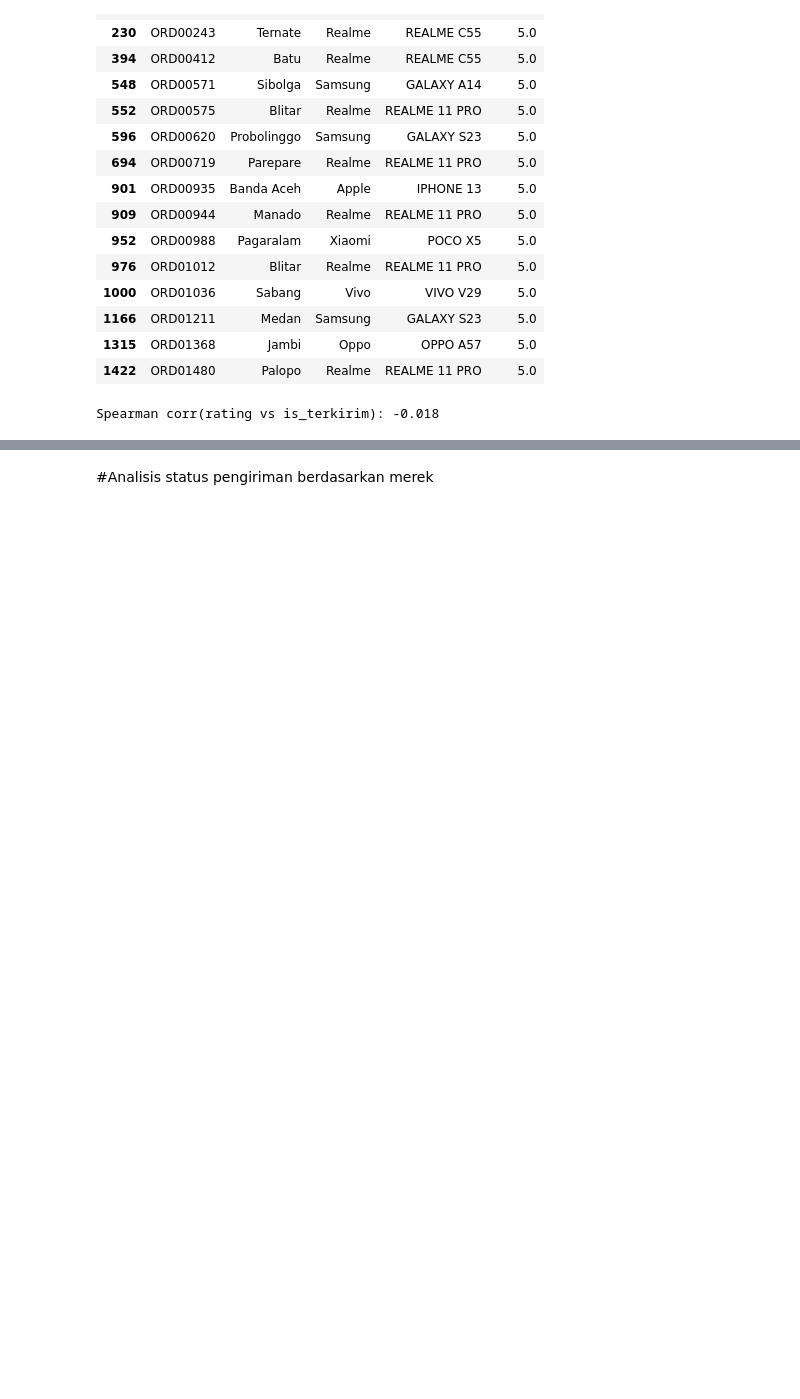
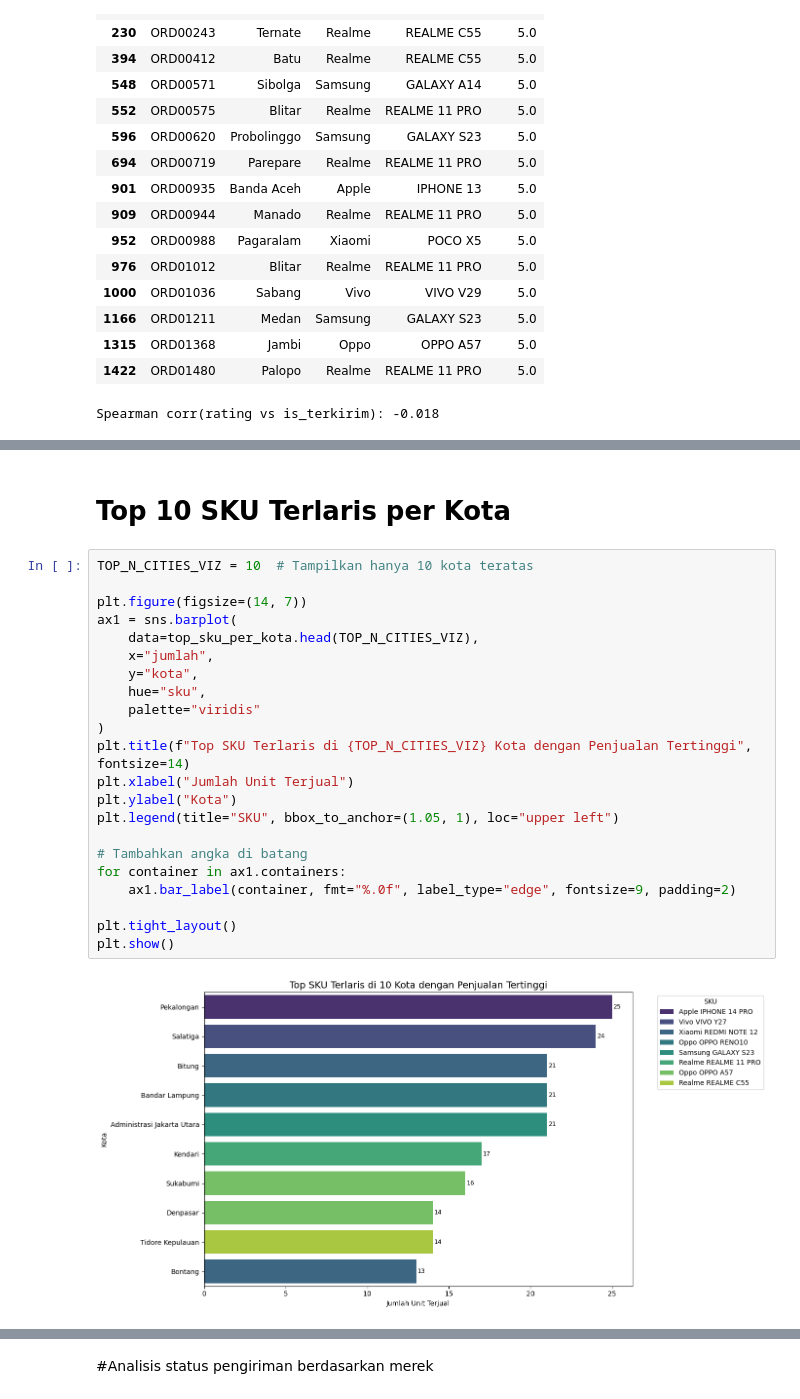
Before and after one commit to MRifdaM/SurabayaDev_Asa-Baswara_Data, a Jupyter notebook: Analisis_Penjualan_HP.ipynb, the cells around one changed output, grey strips where cells are left out. Saved outputs shown, nothing was run; the diff lists cells and outputs as text; blank space fills up the shorter version.

```diff
--- a/Analisis_Penjualan_HP.ipynb
+++ b/Analisis_Penjualan_HP.ipynb
@@ -1257,0 +1111,26 @@ Spearman corr(rating vs is_terkirim): -0.018
+# %% [markdown]
+# Top 10 SKU Terlaris per Kota
+# %%
+TOP_N_CITIES_VIZ = 10  # Tampilkan hanya 10 kota teratas
+
+plt.figure(figsize=(14, 7))
+ax1 = sns.barplot(
+    data=top_sku_per_kota.head(TOP_N_CITIES_VIZ),
+    x="jumlah",
+    y="kota",
+    hue="sku",
+    palette="viridis"
+)
+plt.title(f"Top SKU Terlaris di {TOP_N_CITIES_VIZ} Kota dengan Penjualan Tertinggi", fontsize=14)
+plt.xlabel("Jumlah Unit Terjual")
+plt.ylabel("Kota")
+plt.legend(title="SKU", bbox_to_anchor=(1.05, 1), loc="upper left")
+
+# Tambahkan angka di batang
+for container in ax1.containers:
+    ax1.bar_label(container, fmt="%.0f", label_type="edge", fontsize=9, padding=2)
+
+plt.tight_layout()
+plt.show()
+# %% [output]
+[figure, added]
```
Also changed, not shown: parts of 38 cells of this notebook.
